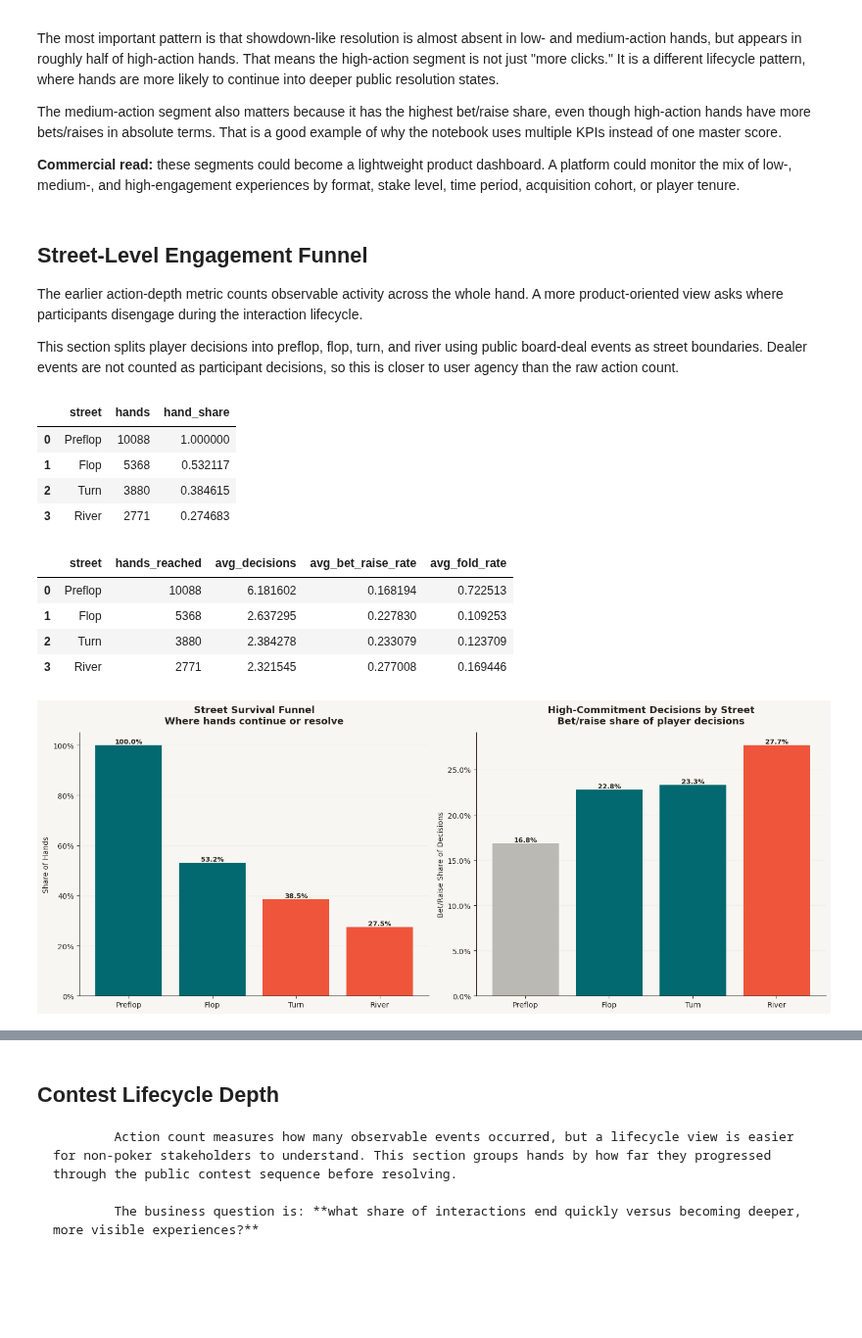
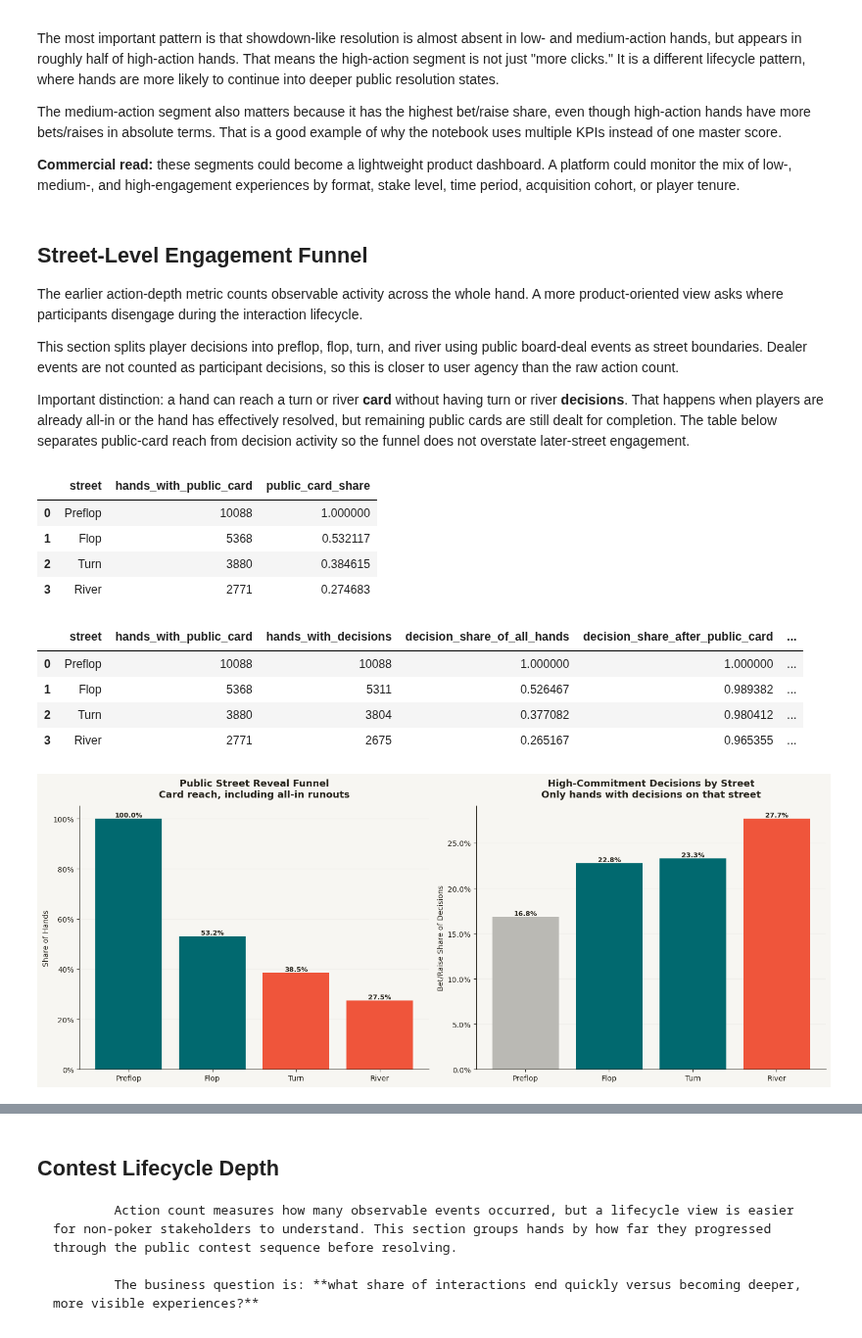
Before and after one commit to huntbrian1/pokerproject, a Jupyter notebook: notebooks/PokerProject2_behavioral_analytics.ipynb, the cells around one changed output, grey strips where cells are left out. Shown at 98% size. Cells and saved outputs as stored; diff of their text form; code cells hidden in the pictures; blank space fills up the shorter version.

Commit message:
Clarify street reach versus decision activity

```diff
--- a/notebooks/PokerProject2_behavioral_analytics.ipynb
+++ b/notebooks/PokerProject2_behavioral_analytics.ipynb
@@ -1187,12 +1196,14 @@ The medium-action segment also matters because it has the highest bet/raise shar
 The earlier action-depth metric counts observable activity across the whole hand. A more product-oriented view asks where participants disengage during the interaction lifecycle.
 
 This section splits player decisions into preflop, flop, turn, and river using public board-deal events as street boundaries. Dealer events are not counted as participant decisions, so this is closer to user agency than the raw action count.
+
+Important distinction: a hand can reach a turn or river **card** without having turn or river **decisions**. That happens when players are already all-in or the hand has effectively resolved, but remaining public cards are still dealt for completion. The table below separates public-card reach from decision activity so the funnel does not overstate later-street engagement.
 # %%
 street_survival_summary = pd.DataFrame([
-    {"street": "Preflop", "hands": len(analysis), "hand_share": 1.0},
-    {"street": "Flop", "hands": int(analysis["reached_flop"].sum()), "hand_share": analysis["reached_flop"].mean()},
-    {"street": "Turn", "hands": int(analysis["reached_turn"].sum()), "hand_share": analysis["reached_turn"].mean()},
-    {"street": "River", "hands": int(analysis["reached_river"].sum()), "hand_share": analysis["reached_river"].mean()},
+    {"street": "Preflop", "hands_with_public_card": len(analysis), "public_card_share": 1.0},
+    {"street": "Flop", "hands_with_public_card": int(analysis["reached_flop"].sum()), "public_card_share": analysis["reached_flop"].mean()},
+    {"street": "Turn", "hands_with_public_card": int(analysis["reached_turn"].sum()), "public_card_share": analysis["reached_turn"].mean()},
+    {"street": "River", "hands_with_public_card": int(analysis["reached_river"].sum()), "public_card_share": analysis["reached_river"].mean()},
 ])
 
 street_intensity_rows = []
@@ -1203,13 +1214,19 @@ for street in ["preflop", "flop", "turn", "river"]:
         "turn": "reached_turn",
         "river": "reached_river",
     }[street]
-    mask = analysis[reached_col].eq(True) if reached_col else analysis["num_player_decisions"].notna()
+    public_mask = analysis[reached_col].eq(True) if reached_col else analysis["num_player_decisions"].notna()
+    decision_mask = analysis[f"{street}_decisions"].fillna(0) > 0
     street_intensity_rows.append({
         "street": street.capitalize(),
-        "hands_reached": int(mask.sum()),
-        "avg_decisions": analysis.loc[mask, f"{street}_decisions"].mean(),
-        "avg_bet_raise_rate": analysis.loc[mask, f"{street}_bet_raise_rate"].mean(),
-        "avg_fold_rate": analysis.loc[mask, f"{street}_fold_rate"].mean(),
+        "hands_with_public_card": int(public_mask.sum()),
+        "hands_with_decisions": int(decision_mask.sum()),
+        "decision_share_of_all_hands": decision_mask.mean(),
+        "decision_share_after_public_card": (
+            decision_mask[public_mask].mean() if public_mask.sum() else np.nan
+        ),
+        "avg_decisions_when_present": analysis.loc[decision_mask, f"{street}_decisions"].mean(),
+        "avg_bet_raise_rate_when_present": analysis.loc[decision_mask, f"{street}_bet_raise_rate"].mean(),
+        "avg_fold_rate_when_present": analysis.loc[decision_mask, f"{street}_fold_rate"].mean(),
     })
 
 street_intensity_summary = pd.DataFrame(street_intensity_rows)
@@ -1217,23 +1234,23 @@ street_intensity_summary = pd.DataFrame(street_intensity_rows)
 display(street_survival_summary)
 display(street_intensity_summary)
 # %% [output]
-|  | street | hands | hand_share |
+|  | street | hands_with_public_card | public_card_share |
 | 0 | Preflop | 10088 | 1.000000 |
 | 1 | Flop | 5368 | 0.532117 |
 | 2 | Turn | 3880 | 0.384615 |
 | 3 | River | 2771 | 0.274683 |
-|  | street | hands_reached | avg_decisions | avg_bet_raise_rate | avg_fold_rate |
-| 0 | Preflop | 10088 | 6.181602 | 0.168194 | 0.722513 |
-| 1 | Flop | 5368 | 2.637295 | 0.227830 | 0.109253 |
-| 2 | Turn | 3880 | 2.384278 | 0.233079 | 0.123709 |
-| 3 | River | 2771 | 2.321545 | 0.277008 | 0.169446 |
+|  | street | hands_with_public_card | hands_with_decisions | decision_share_of_all_hands | decision_share_after_public_card | ... |
+| 0 | Preflop | 10088 | 10088 | 1.000000 | 1.000000 | ... |
+| 1 | Flop | 5368 | 5311 | 0.526467 | 0.989382 | ... |
+| 2 | Turn | 3880 | 3804 | 0.377082 | 0.980412 | ... |
+| 3 | River | 2771 | 2675 | 0.265167 | 0.965355 | ... |
 # %%
 fig, axes = plt.subplots(1, 2, figsize=(15, 6))
 
 ax = axes[0]
 bars = ax.bar(
     street_survival_summary["street"],
-    street_survival_summary["hand_share"] * 100,
+    street_survival_summary["public_card_share"] * 100,
     color=[TEAL, TEAL, RED, RED],
     zorder=3,
 )
@@ -1248,42 +1265,42 @@ for bar in bars:
         fontsize=9,
         fontweight="bold",
     )
-ax.set_title("Street Survival Funnel\nWhere hands continue or resolve", fontsize=13, fontweight="bold", pad=12)
+ax.set_title("Public Street Reveal Funnel\nCard reach, including all-in runouts", fontsize=13, fontweight="bold", pad=12)
 ax.set_ylabel("Share of Hands")
 ax.yaxis.set_major_formatter(mtick.PercentFormatter())
 ax.grid(axis="y", alpha=0.25, color=GRID, zorder=0)
 ax.spines[["top", "right"]].set_visible(False)
 
 ax = axes[1]
 bars = ax.bar(
     street_intensity_summary["street"],
-    street_intensity_summary["avg_bet_raise_rate"] * 100,
+    street_intensity_summary["avg_bet_raise_rate_when_present"] * 100,
     color=[GRAY, TEAL, TEAL, RED],
     zorder=3,
 )
 for bar in bars:
     height = bar.get_height()
     if pd.notna(height):
         ax.text(
             bar.get_x() + bar.get_width() / 2,
             height,
             f"{height:.1f}%",
             ha="center",
             va="bottom",
             fontsize=9,
             fontweight="bold",
         )
-ax.set_title("High-Commitment Decisions by Street\nBet/raise share of player decisions", fontsize=13, fontweight="bold", pad=12)
+ax.set_title("High-Commitment Decisions by Street\nOnly hands with decisions on that street", fontsize=13, fontweight="bold", pad=12)
 ax.set_ylabel("Bet/Raise Share of Decisions")
 ax.yaxis.set_major_formatter(mtick.PercentFormatter())
 ax.grid(axis="y", alpha=0.25, color=GRID, zorder=0)
 ax.spines[["top", "right"]].set_visible(False)
 
 plt.tight_layout()
 plt.savefig("phh_street_level_engagement.png", dpi=150, bbox_inches="tight", facecolor=BG)
 plt.show()
 # %% [output]
-[figure, old version]
+[figure, new version]
 # %% [markdown]
 ### Interpretation: Street-Level Engagement
 
```
Also changed, not shown: parts of 2 cells of this notebook, 4 other files.
